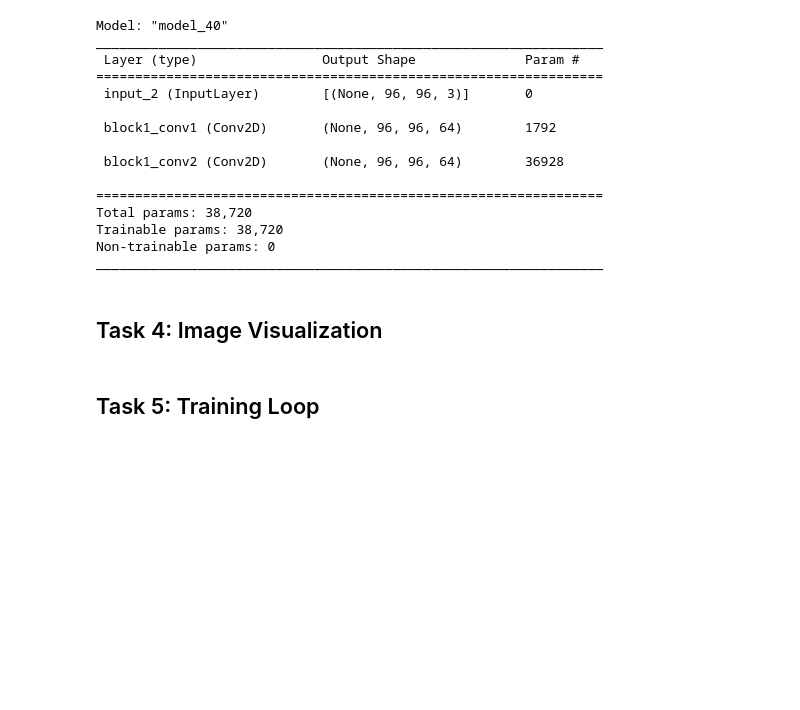
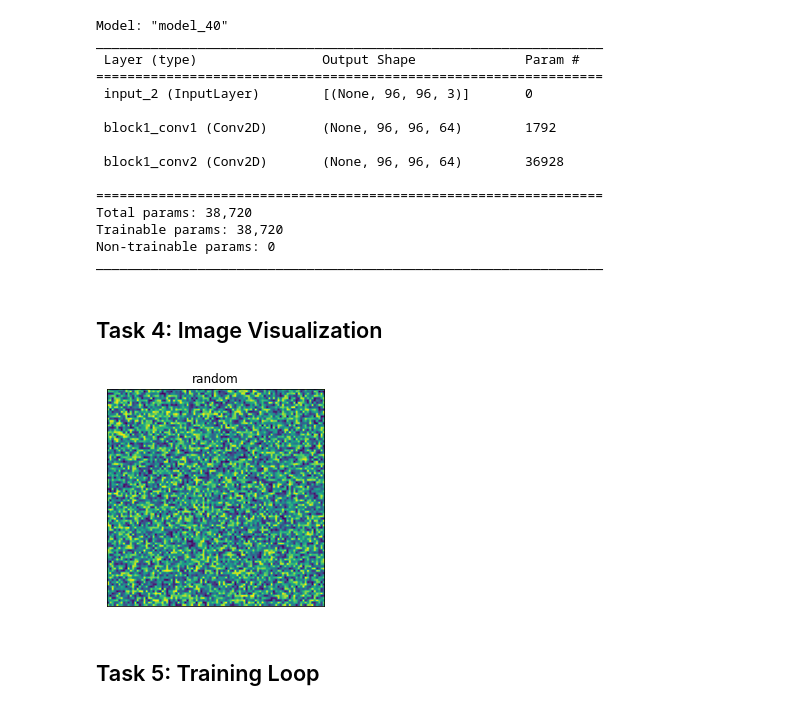
Before and after one commit to camara94/visualizing-filters-cnn-tensorflow, a Jupyter notebook: python/viz.ipynb, the cells around one changed output. Cells and saved outputs as stored; diff of their text form; code cells hidden in the pictures; blank space fills up the shorter version.

Commit message:
Image Visualization

```diff
--- a/python/viz.ipynb
+++ b/python/viz.ipynb
@@ -75,6 +75,11 @@ def plot_image(image, title='random'):
     plt.yticks([])
     plt.title(title)
     plt.show()
+# %%
+image = create_image()
+plot_image(image)
+# %% [output]
+[figure, added]
 # %% [markdown]
 ## Task 5: Training Loop
 # %% [markdown]
```
